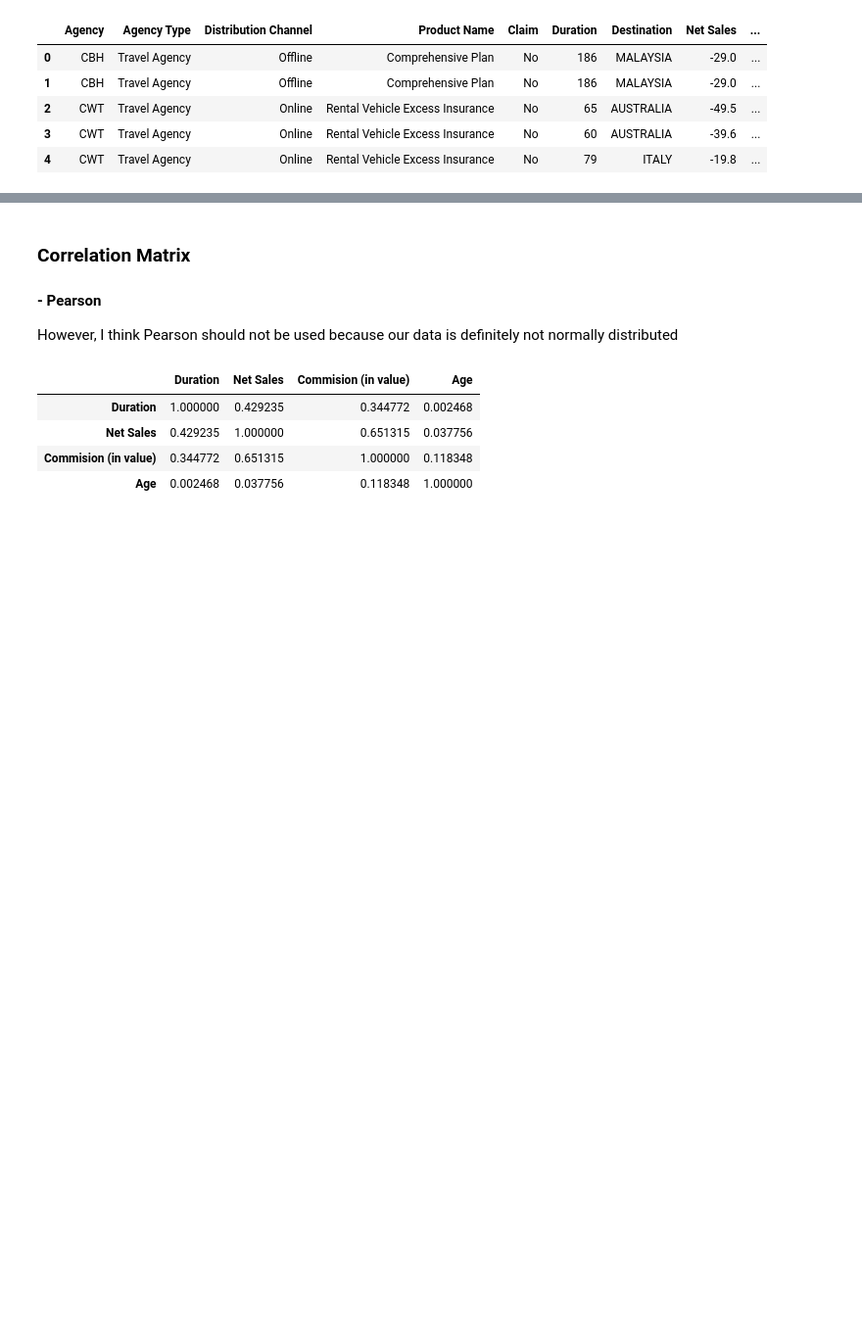
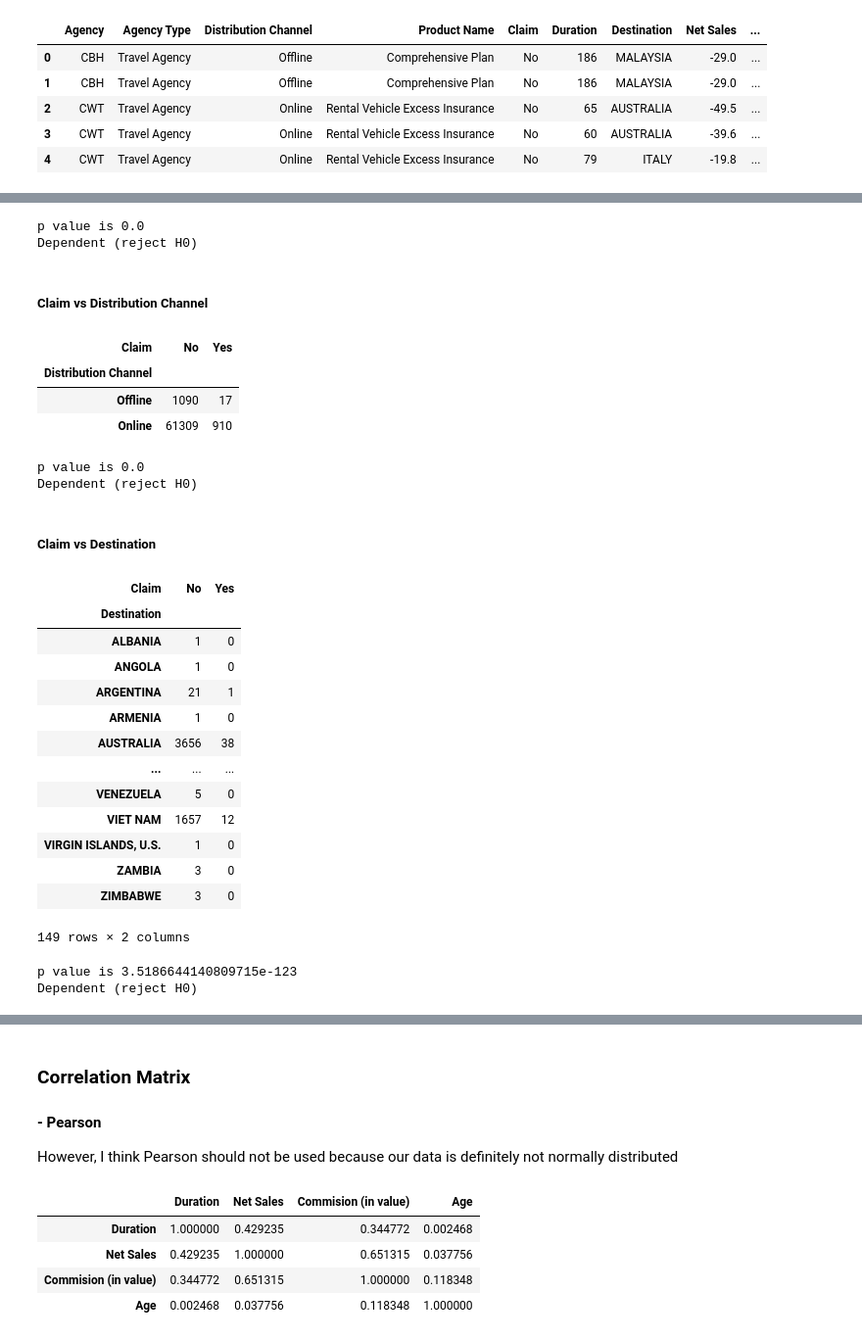
Before and after one commit to jkjk807/TeamTehc-masa, a Jupyter notebook: MASA_statistical.ipynb, the cells around one changed output, grey strips where cells are left out. Shown at 98% size. Cells and saved outputs as stored; diff of their text form; code cells hidden in the pictures; blank space fills up the shorter version.

```diff
--- a/MASA_statistical.ipynb
+++ b/MASA_statistical.ipynb
@@ -23,0 +68,69 @@ df.head()
+# %%
+stat, p, dof, expected = stats.chi2_contingency(claim_product)
+
+# interpret p-value
+alpha = 0.05
+print("p value is " + str(p))
+if p <= alpha:
+    print('Dependent (reject H0)')
+else:
+    print('Independent (H0 holds true)')
+# %% [output]
+p value is 0.0
+Dependent (reject H0)
+# %% [markdown]
+##### Claim vs Distribution Channel
+# %%
+claim_channel = pd.crosstab(df["Distribution Channel"], df["Claim"], margins=False)
+claim_channel
+# %% [output]
+| Claim | No | Yes |
+| Distribution Channel |  |  |
+| Offline | 1090 | 17 |
+| Online | 61309 | 910 |
+# %%
+stat, p, dof, expected = stats.chi2_contingency(claim_product)
+
+# interpret p-value
+alpha = 0.05
+print("p value is " + str(p))
+if p <= alpha:
+    print('Dependent (reject H0)')
+else:
+    print('Independent (H0 holds true)')
+# %% [output]
+p value is 0.0
+Dependent (reject H0)
+# %% [markdown]
+##### Claim vs Destination
+# %%
+claim_destination = pd.crosstab(df["Destination"], df["Claim"], margins=False)
+claim_destination
+# %% [output]
+| Claim | No | Yes |
+| Destination |  |  |
+| ALBANIA | 1 | 0 |
+| ANGOLA | 1 | 0 |
+| ARGENTINA | 21 | 1 |
+| ARMENIA | 1 | 0 |
+| AUSTRALIA | 3656 | 38 |
+| ... | ... | ... |
+| VENEZUELA | 5 | 0 |
+| VIET NAM | 1657 | 12 |
+| VIRGIN ISLANDS, U.S. | 1 | 0 |
+| ZAMBIA | 3 | 0 |
+| ZIMBABWE | 3 | 0 |
+149 rows × 2 columns
+# %%
+stat, p, dof, expected = stats.chi2_contingency(claim_destination)
+
+# interpret p-value
+alpha = 0.05
+print("p value is " + str(p))
+if p <= alpha:
+    print('Dependent (reject H0)')
+else:
+    print('Independent (H0 holds true)')
+# %% [output]
+p value is 3.5186644140809715e-123
+Dependent (reject H0)
```
Also changed, not shown: parts of 11 cells of this notebook.
